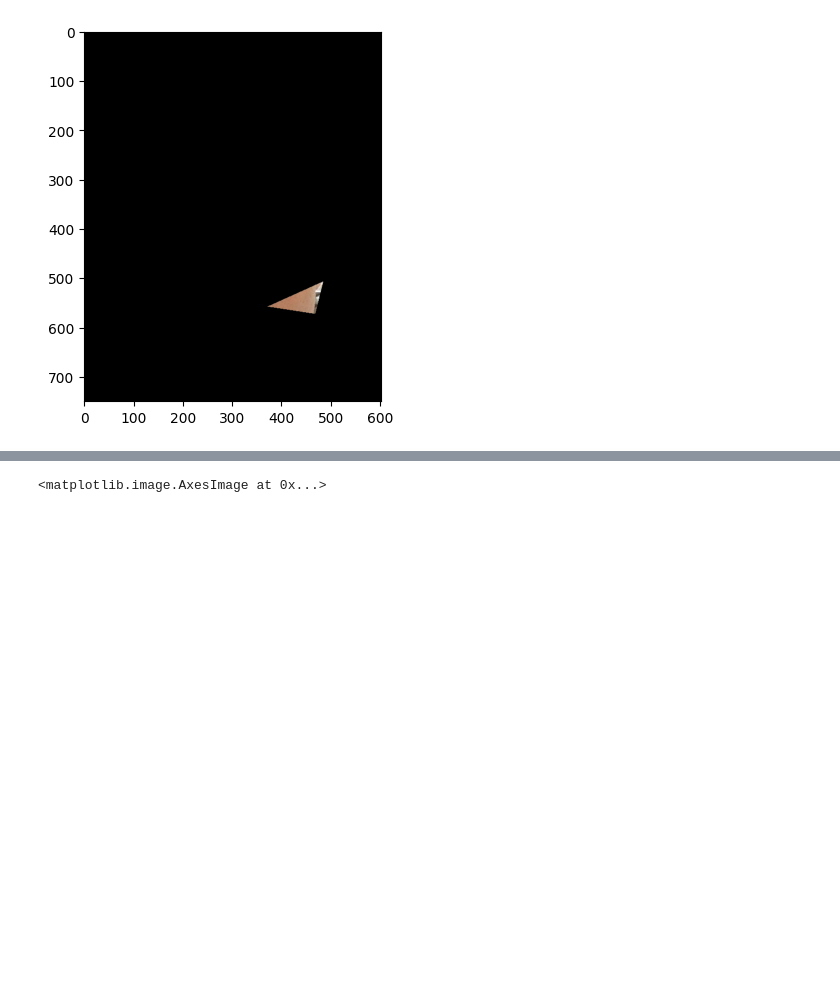
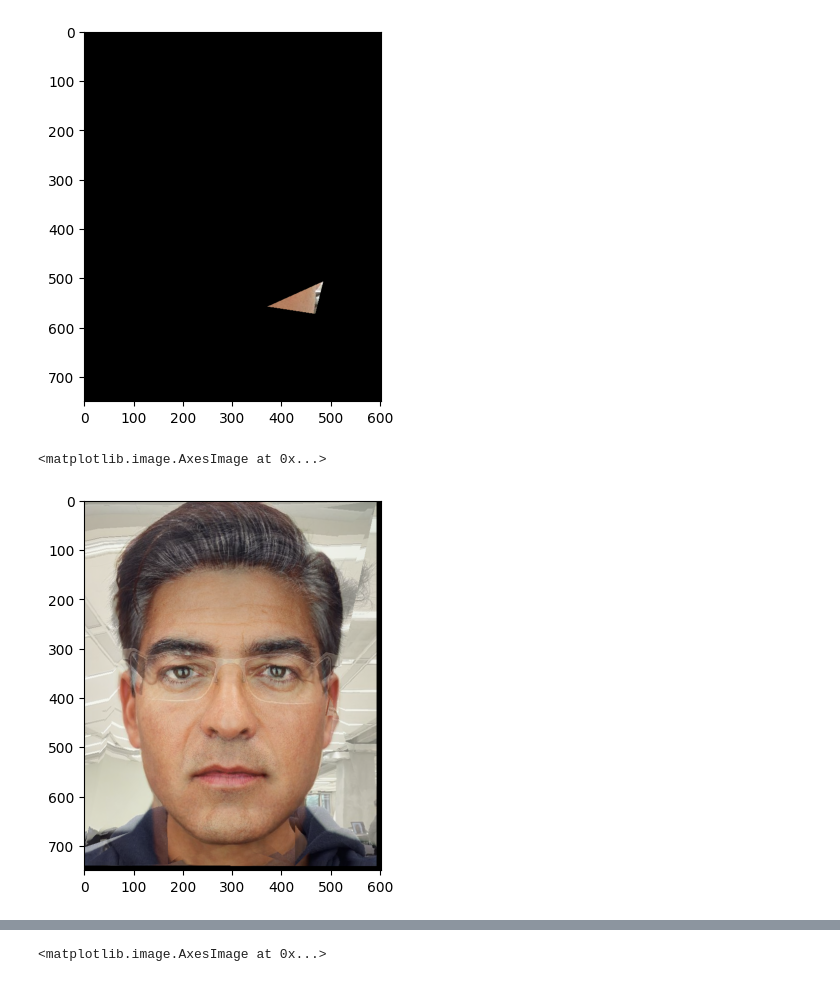
Before and after one commit to aayushg55/CS180_proj3, a Jupyter notebook: main.ipynb, the cells around one changed output, grey strips where cells are left out. Saved outputs shown, nothing was run; the diff lists cells and outputs as text; code cells hidden in the pictures; blank space fills up the shorter version.

```diff
--- a/main.ipynb
+++ b/main.ipynb
@@ -280,6 +280,17 @@ def compute_morph_seq(img1, img2, img1_points, img2_points, num_img):
             compute_morphed_img(img1, img2, mean_tri, img1_points, img2_points, warp_frac, dissolve_frac=None)
         )
     return img_seq
+# %%
+warp_frac = 0.5
+morph1 = compute_morphed_img(
+    img_me, img_george, get_weighted_tri(img1_points, img2_points, 0.5),
+    img1_points, img2_points,
+    warp_frac, dissolve_frac=None
+)
+plt.imshow(morph1)
+# %% [output]
+<matplotlib.image.AxesImage at 0x...>
+[figure, added]
 # %%
 seq = compute_morph_seq(img_me, img_george, img1_points, img2_points, 45)
 # %% [output]
```
Also changed, not shown: parts of 5 cells of this notebook, 4 other files.
